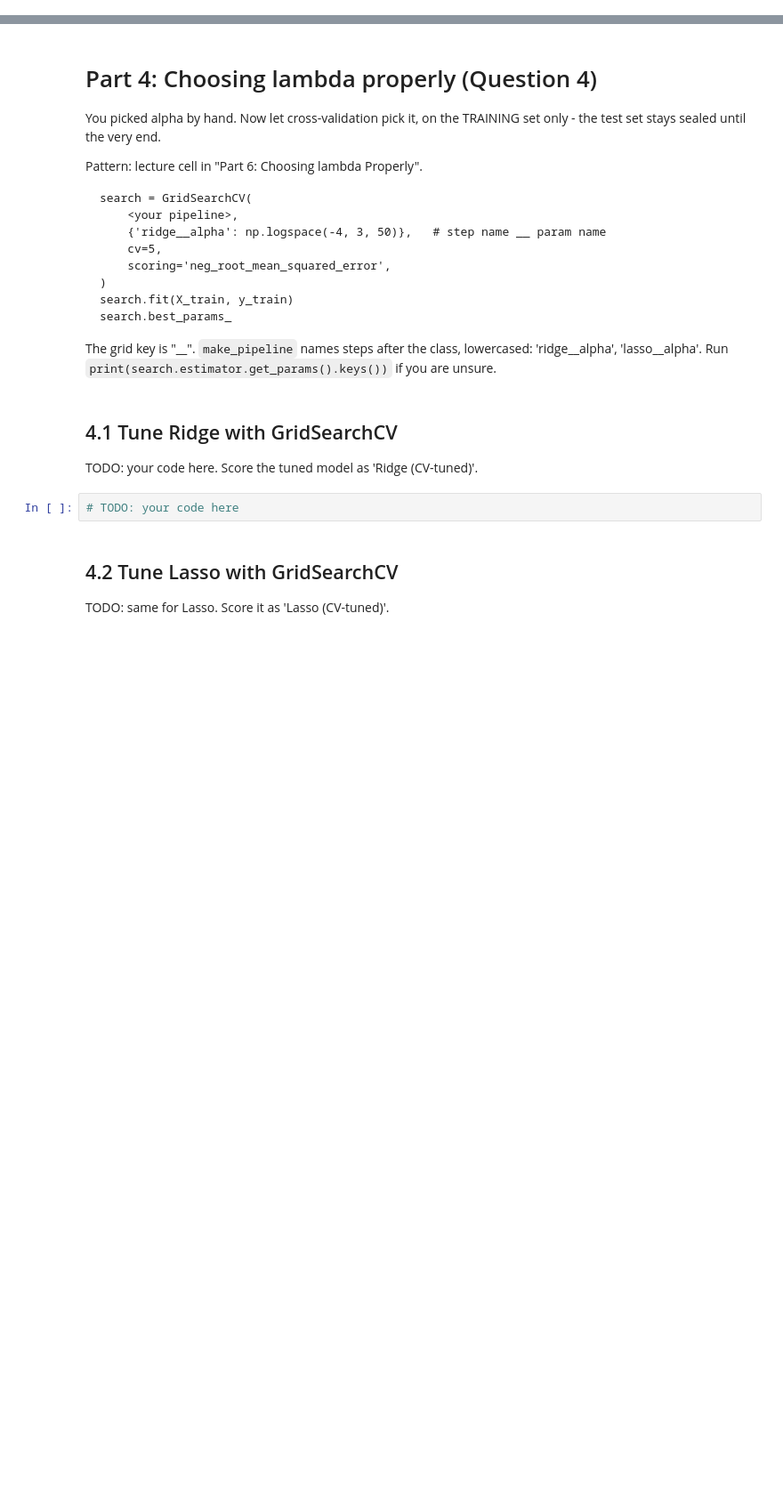
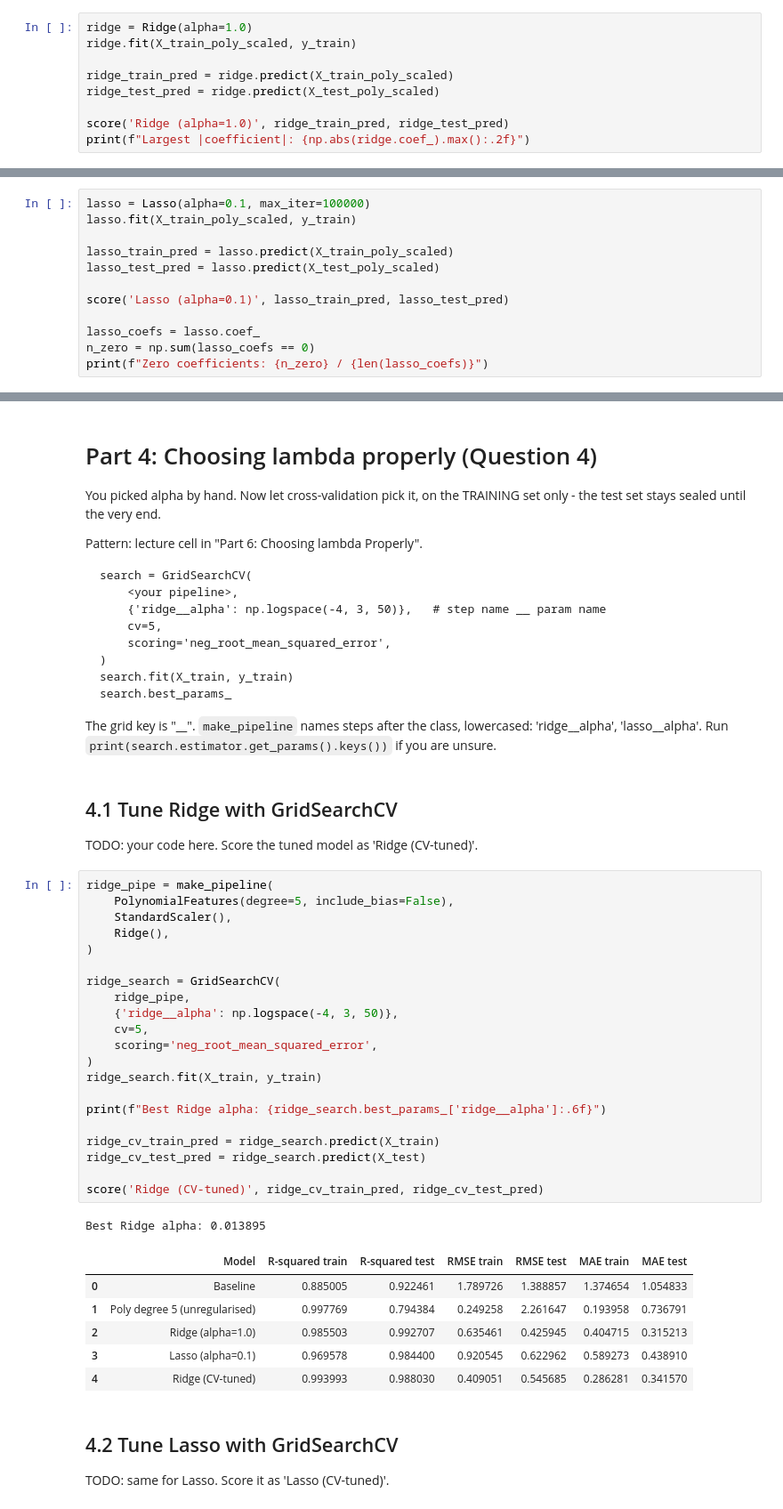
Before and after one commit to Youss1337/School-shi, a Jupyter notebook: week1/homework_week1.ipynb, the cells around one changed output, grey strips where cells are left out. Shown at 89% size. Saved outputs shown, nothing was run; the diff lists cells and outputs as text; blank space fills up the shorter version.

```diff
--- a/week1/homework_week1.ipynb
+++ b/week1/homework_week1.ipynb
@@ -201,0 +307,9 @@ TODO: fit a Ridge model, score it, print its coefficients and the largest one.
+# %%
+ridge = Ridge(alpha=1.0)
+ridge.fit(X_train_poly_scaled, y_train)
+
+ridge_train_pred = ridge.predict(X_train_poly_scaled)
+ridge_test_pred = ridge.predict(X_test_poly_scaled)
+
+score('Ridge (alpha=1.0)', ridge_train_pred, ridge_test_pred)
+print(f"Largest |coefficient|: {np.abs(ridge.coef_).max():.2f}")
@@ -208,0 +323,12 @@ Count the zeros: `np.sum(coefs == 0)` out of `len(coefs)`.
+# %%
+lasso = Lasso(alpha=0.1, max_iter=100000)
+lasso.fit(X_train_poly_scaled, y_train)
+
+lasso_train_pred = lasso.predict(X_train_poly_scaled)
+lasso_test_pred = lasso.predict(X_test_poly_scaled)
+
+score('Lasso (alpha=0.1)', lasso_train_pred, lasso_test_pred)
+
+lasso_coefs = lasso.coef_
+n_zero = np.sum(lasso_coefs == 0)
+print(f"Zero coefficients: {n_zero} / {len(lasso_coefs)}")
@@ -269,8 +457,35 @@ the class, lowercased: 'ridge__alpha', 'lasso__alpha'. Run
 ## 4.1 Tune Ridge with GridSearchCV
 
 TODO: your code here. Score the tuned model as 'Ridge (CV-tuned)'.
-# %%
-# TODO: your code here
+# %%
+ridge_pipe = make_pipeline(
+    PolynomialFeatures(degree=5, include_bias=False),
+    StandardScaler(),
+    Ridge(),
+)
+
+ridge_search = GridSearchCV(
+    ridge_pipe,
+    {'ridge__alpha': np.logspace(-4, 3, 50)},
+    cv=5,
+    scoring='neg_root_mean_squared_error',
+)
+ridge_search.fit(X_train, y_train)
+
+print(f"Best Ridge alpha: {ridge_search.best_params_['ridge__alpha']:.6f}")
+
+ridge_cv_train_pred = ridge_search.predict(X_train)
+ridge_cv_test_pred = ridge_search.predict(X_test)
+
+score('Ridge (CV-tuned)', ridge_cv_train_pred, ridge_cv_test_pred)
+# %% [output]
+Best Ridge alpha: 0.013895
+|  | Model | R-squared train | R-squared test | RMSE train | RMSE test | MAE train | MAE test |
+| 0 | Baseline | 0.885005 | 0.922461 | 1.789726 | 1.388857 | 1.374654 | 1.054833 |
+| 1 | Poly degree 5 (unregularised) | 0.997769 | 0.794384 | 0.249258 | 2.261647 | 0.193958 | 0.736791 |
+| 2 | Ridge (alpha=1.0) | 0.985503 | 0.992707 | 0.635461 | 0.425945 | 0.404715 | 0.315213 |
+| 3 | Lasso (alpha=0.1) | 0.969578 | 0.984400 | 0.920545 | 0.622962 | 0.589273 | 0.438910 |
+| 4 | Ridge (CV-tuned) | 0.993993 | 0.988030 | 0.409051 | 0.545685 | 0.286281 | 0.341570 |
 # %% [markdown]
 ## 4.2 Tune Lasso with GridSearchCV
 
```
Also changed, not shown: parts of 30 cells of this notebook.
